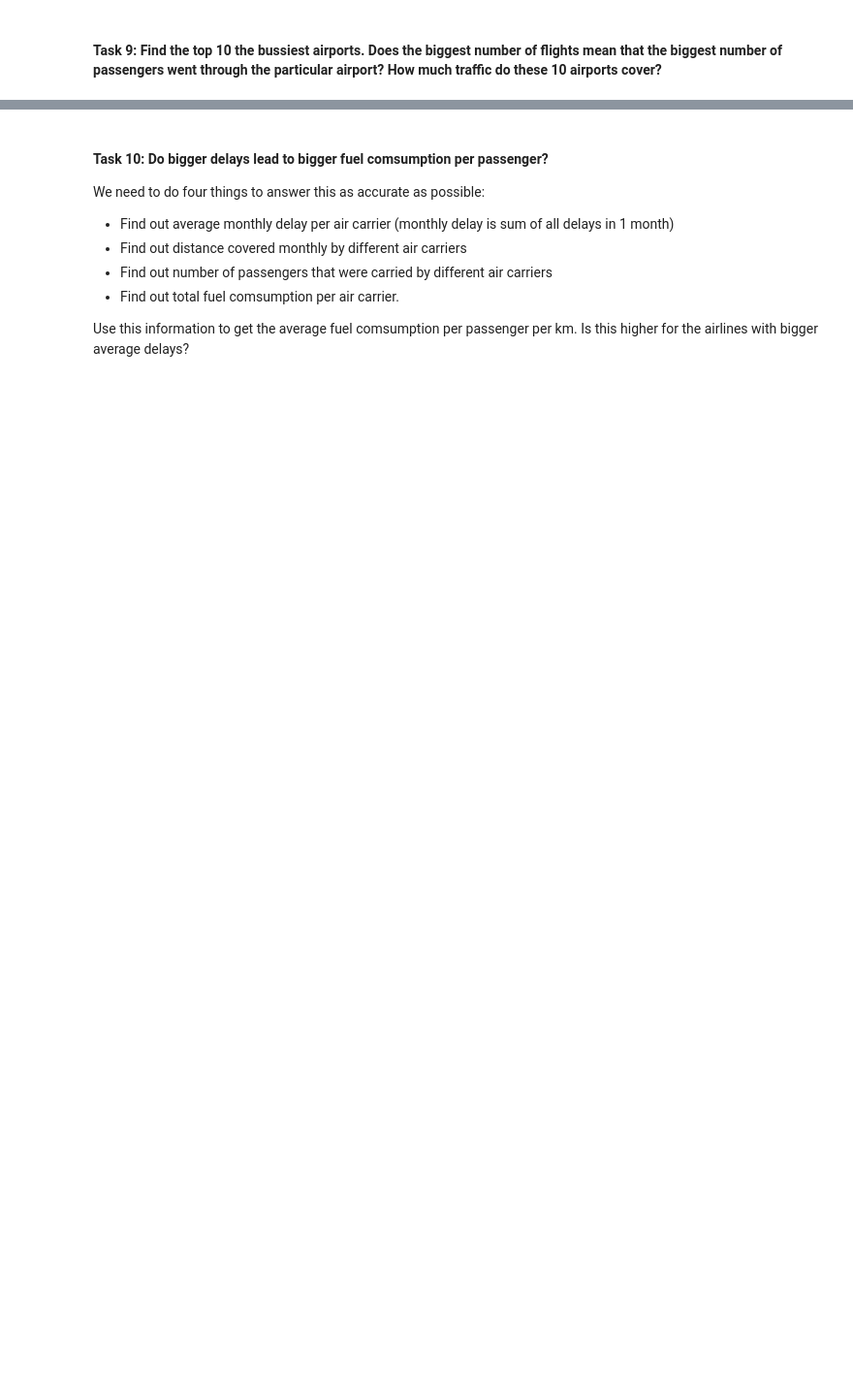
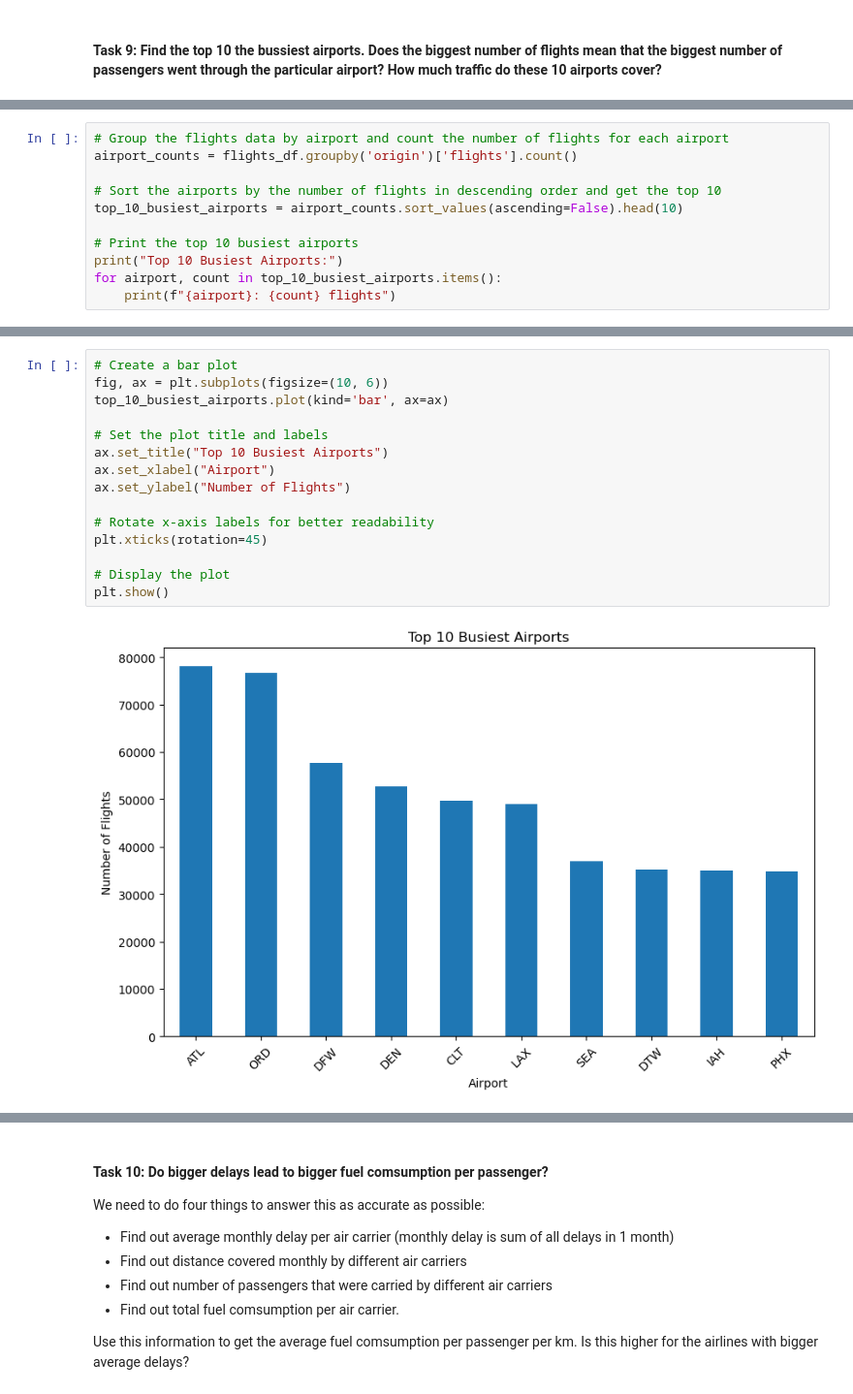
Before and after one commit to Ali-Mohamed23/midterm-project-I, a Jupyter notebook: exploratory_analysis.ipynb, the cells around one changed output, grey strips where cells are left out. Shown at 97% size. Cells and saved outputs as stored; diff of their text form; blank space fills up the shorter version.

```diff
--- a/exploratory_analysis.ipynb
+++ b/exploratory_analysis.ipynb
@@ -620,0 +702,11 @@ plt.show()
+# %%
+# Group the flights data by airport and count the number of flights for each airport
+airport_counts = flights_df.groupby('origin')['flights'].count()
+
+# Sort the airports by the number of flights in descending order and get the top 10
+top_10_busiest_airports = airport_counts.sort_values(ascending=False).head(10)
+
+# Print the top 10 busiest airports
+print("Top 10 Busiest Airports:")
+for airport, count in top_10_busiest_airports.items():
+    print(f"{airport}: {count} flights")
@@ -620,0 +725,17 @@ plt.show()
+# %%
+# Create a bar plot
+fig, ax = plt.subplots(figsize=(10, 6))
+top_10_busiest_airports.plot(kind='bar', ax=ax)
+
+# Set the plot title and labels
+ax.set_title("Top 10 Busiest Airports")
+ax.set_xlabel("Airport")
+ax.set_ylabel("Number of Flights")
+
+# Rotate x-axis labels for better readability
+plt.xticks(rotation=45)
+
+# Display the plot
+plt.show()
+# %% [output]
+[figure, added]
```
Also changed, not shown: parts of 25 cells of this notebook.
